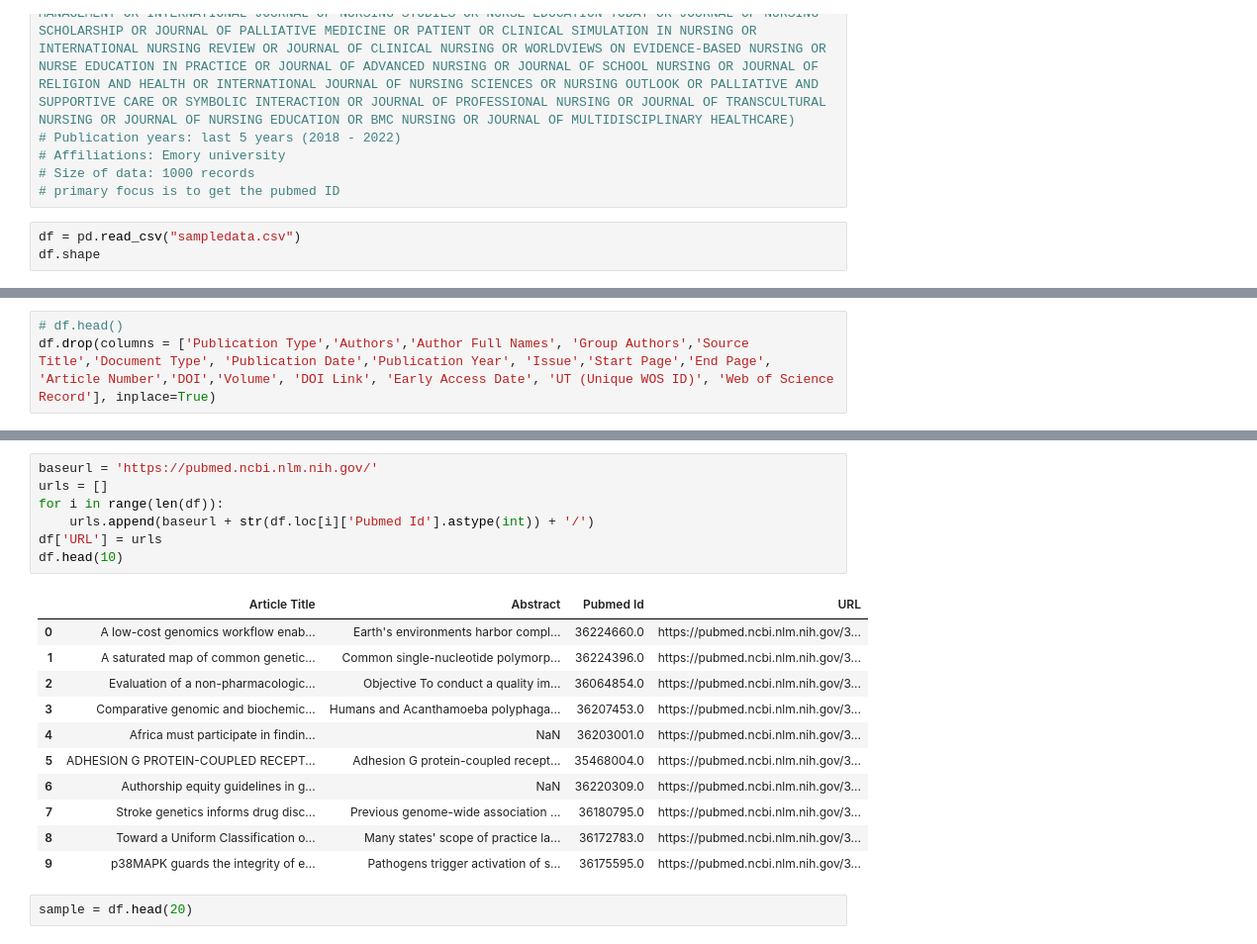
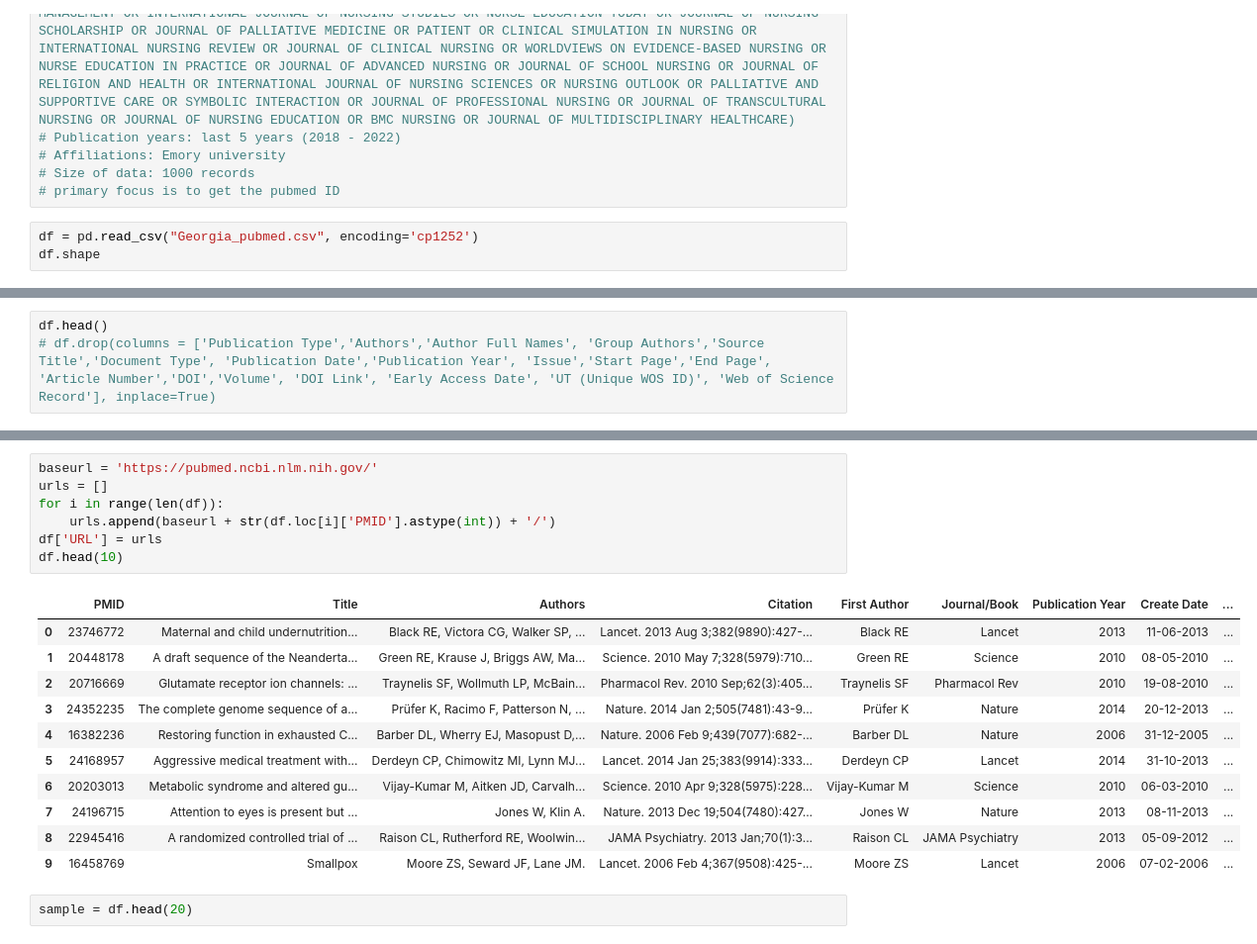
Before and after one commit to bhavya-kashyap/AMC_crosswalk, a Jupyter notebook: abstract_pubmed_webscrapper.ipynb, the cells around one changed output, grey strips where cells are left out. Shown: that part at 99% size. Drawn from its saved outputs; the diff is of its cells as text.

```diff
--- a/abstract_pubmed_webscrapper.ipynb
+++ b/abstract_pubmed_webscrapper.ipynb
@@ -43,5 +44,5 @@ import math
 # Size of data: 1000 records
 # primary focus is to get the pubmed ID
 # %%
-df = pd.read_csv("sampledata.csv")
+df = pd.read_csv("Georgia_pubmed.csv", encoding='cp1252')
 df.shape
@@ -48,3 +51,3 @@ df.shape
 # %%
-# df.head()
-df.drop(columns = ['Publication Type','Authors','Author Full Names', 'Group Authors','Source Title','Document Type', 'Publication Date','Publication Year', 'Issue','Start Page','End Page', 'Article Number','DOI','Volume', 'DOI Link', 'Early Access Date', 'UT (Unique WOS ID)', 'Web of Science Record'], inplace=True)
+df.head()
+# df.drop(columns = ['Publication Type','Authors','Author Full Names', 'Group Authors','Source Title','Document Type', 'Publication Date','Publication Year', 'Issue','Start Page','End Page', 'Article Number','DOI','Volume', 'DOI Link', 'Early Access Date', 'UT (Unique WOS ID)', 'Web of Science Record'], inplace=True)
@@ -51,22 +61,22 @@ df.drop(columns = ['Publication Type','Authors','Author Full Names', 'Group Auth
 # %%
 baseurl = 'https://pubmed.ncbi.nlm.nih.gov/'
 urls = []
 for i in range(len(df)):
-    urls.append(baseurl + str(df.loc[i]['Pubmed Id'].astype(int)) + '/')
+    urls.append(baseurl + str(df.loc[i]['PMID'].astype(int)) + '/')
 df['URL'] = urls
 df.head(10)
 # %% [output]
-|  | Article Title | Abstract | Pubmed Id | URL |
-| 0 | A low-cost genomics workflow enab... | Earth's environments harbor compl... | 36224660.0 | https://pubmed.ncbi.nlm.nih.gov/3... |
-| 1 | A saturated map of common genetic... | Common single-nucleotide polymorp... | 36224396.0 | https://pubmed.ncbi.nlm.nih.gov/3... |
-| 2 | Evaluation of a non-pharmacologic... | Objective To conduct a quality im... | 36064854.0 | https://pubmed.ncbi.nlm.nih.gov/3... |
-| 3 | Comparative genomic and biochemic... | Humans and Acanthamoeba polyphaga... | 36207453.0 | https://pubmed.ncbi.nlm.nih.gov/3... |
-| 4 | Africa must participate in findin... | NaN | 36203001.0 | https://pubmed.ncbi.nlm.nih.gov/3... |
-| 5 | ADHESION G PROTEIN-COUPLED RECEPT... | Adhesion G protein-coupled recept... | 35468004.0 | https://pubmed.ncbi.nlm.nih.gov/3... |
-| 6 | Authorship equity guidelines in g... | NaN | 36220309.0 | https://pubmed.ncbi.nlm.nih.gov/3... |
-| 7 | Stroke genetics informs drug disc... | Previous genome-wide association ... | 36180795.0 | https://pubmed.ncbi.nlm.nih.gov/3... |
-| 8 | Toward a Uniform Classification o... | Many states' scope of practice la... | 36172783.0 | https://pubmed.ncbi.nlm.nih.gov/3... |
-| 9 | p38MAPK guards the integrity of e... | Pathogens trigger activation of s... | 36175595.0 | https://pubmed.ncbi.nlm.nih.gov/3... |
+|  | PMID | Title | Authors | Citation | First Author | Journal/Book | Publication Year | Create Date | ... |
+| 0 | 23746772 | Maternal and child undernutrition... | Black RE, Victora CG, Walker SP, ... | Lancet. 2013 Aug 3;382(9890):427-... | Black RE | Lancet | 2013 | 11-06-2013 | ... |
+| 1 | 20448178 | A draft sequence of the Neanderta... | Green RE, Krause J, Briggs AW, Ma... | Science. 2010 May 7;328(5979):710... | Green RE | Science | 2010 | 08-05-2010 | ... |
+| 2 | 20716669 | Glutamate receptor ion channels: ... | Traynelis SF, Wollmuth LP, McBain... | Pharmacol Rev. 2010 Sep;62(3):405... | Traynelis SF | Pharmacol Rev | 2010 | 19-08-2010 | ... |
+| 3 | 24352235 | The complete genome sequence of a... | Prüfer K, Racimo F, Patterson N, ... | Nature. 2014 Jan 2;505(7481):43-9... | Prüfer K | Nature | 2014 | 20-12-2013 | ... |
+| 4 | 16382236 | Restoring function in exhausted C... | Barber DL, Wherry EJ, Masopust D,... | Nature. 2006 Feb 9;439(7077):682-... | Barber DL | Nature | 2006 | 31-12-2005 | ... |
+| 5 | 24168957 | Aggressive medical treatment with... | Derdeyn CP, Chimowitz MI, Lynn MJ... | Lancet. 2014 Jan 25;383(9914):333... | Derdeyn CP | Lancet | 2014 | 31-10-2013 | ... |
+| 6 | 20203013 | Metabolic syndrome and altered gu... | Vijay-Kumar M, Aitken JD, Carvalh... | Science. 2010 Apr 9;328(5975):228... | Vijay-Kumar M | Science | 2010 | 06-03-2010 | ... |
+| 7 | 24196715 | Attention to eyes is present but ... | Jones W, Klin A. | Nature. 2013 Dec 19;504(7480):427... | Jones W | Nature | 2013 | 08-11-2013 | ... |
+| 8 | 22945416 | A randomized controlled trial of ... | Raison CL, Rutherford RE, Woolwin... | JAMA Psychiatry. 2013 Jan;70(1):3... | Raison CL | JAMA Psychiatry | 2013 | 05-09-2012 | ... |
+| 9 | 16458769 | Smallpox | Moore ZS, Seward JF, Lane JM. | Lancet. 2006 Feb 4;367(9508):425-... | Moore ZS | Lancet | 2006 | 07-02-2006 | ... |
 # %%
 sample = df.head(20)
 # %%
```
Also changed, not shown: parts of 9 cells of this notebook.
